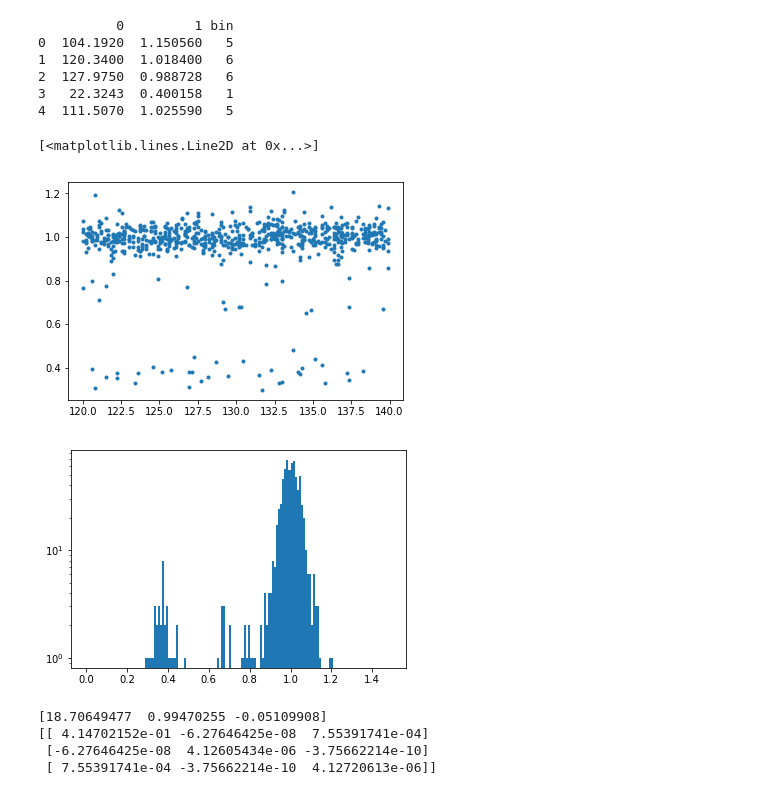
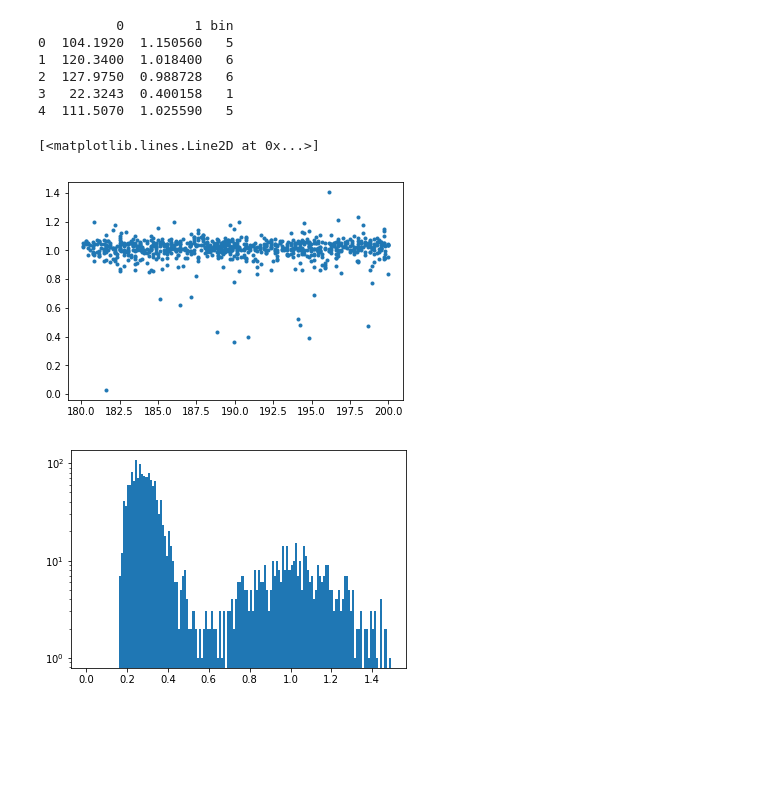
Before and after one commit to villaa/nrFano_Constraint, a Jupyter notebook: Edelweiss_data/GGA1_ER_distributions.ipynb, the cells around one changed output. Saved outputs shown, nothing was run; the diff lists cells and outputs as text; code cells hidden in the pictures; blank space fills up the shorter version.

```diff
--- a/Edelweiss_data/GGA1_ER_distributions.ipynb
+++ b/Edelweiss_data/GGA1_ER_distributions.ipynb
@@ -42,51 +42,23 @@ print(data.head(5))
 3   22.3243  0.400158   1
 4  111.5070  1.025590   5
 # %%
-bin_num = 6
+bin_num = 9
 plt.plot(data[data['bin'] == bin_num][0], data[data['bin'] == bin_num][1], '.')
 # %% [output]
 [<matplotlib.lines.Line2D at 0x...>]
-[figure, old version]
+[figure, new version]
 # %%
 binspace = 0.01
 hist_bins = np.arange(0, 1.5, binspace)
-bin_num = 6
+bin_num = 0
 n, bins = np.histogram(data[data['bin'] == bin_num][1], bins=hist_bins)
 fig = plt.hist(data[data['bin'] == bin_num][1], bins=hist_bins, log=True)
 #print (n)
 
 #plt.xlim(0.7,1.4)
 # %% [output]
-[figure, old version]
+[figure, new version]
 # %%
 #define a Gaussian
 def gaus(x,a,x0,sigma):
     return a*np.exp(-(x-x0)**2/(2*sigma**2))
-# %%
-#do a fit
-from scipy.optimize import curve_fit
-
-bin_num = 3
-yield_min = 0.7
-yield_max = 1.2
-
-# sanitize fitdata
-fitdata = data[data['bin'] == bin_num][1]
-fitdata = fitdata[(fitdata > yield_min) & (fitdata < yield_max)]
-
-n, bin_edges = np.histogram(fitdata, 100)
-bin_centers = (bin_edges[:-1] + bin_edges[1:]) / 2
-
-ymean = np.mean(fitdata)
-ysig = np.mean(fitdata)
-ymax = np.max(fitdata)
-
-popt, pcov = curve_fit(gaus,bin_centers,n,p0=[np.max(n), ymean, ysig])
-
-print(popt)
-print(pcov)
-# %% [output]
-[18.70649477  0.99470255 -0.05109908]
-[[ 4.14702152e-01 -6.27646425e-08  7.55391741e-04]
- [-6.27646425e-08  4.12605434e-06 -3.75662214e-10]
- [ 7.55391741e-04 -3.75662214e-10  4.12720613e-06]]
```
Also changed, not shown: parts of 2 cells of this notebook, 1 other file.
